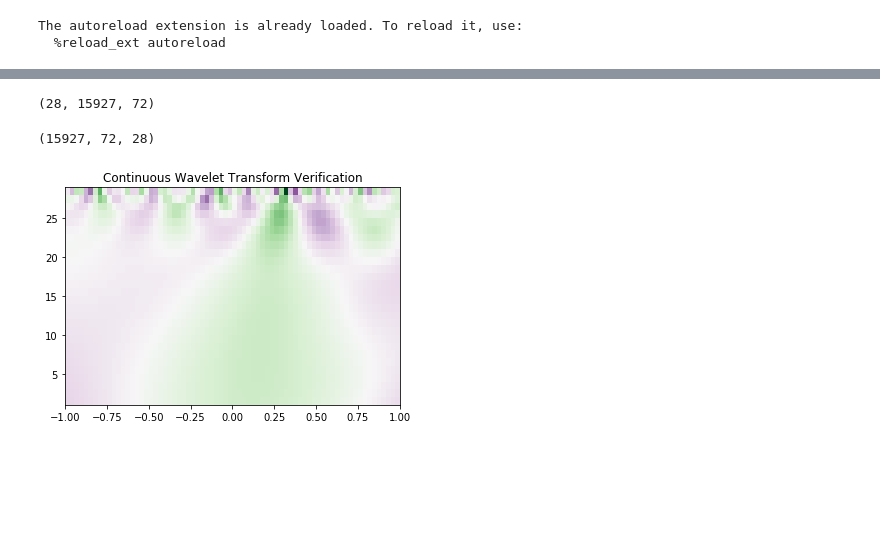
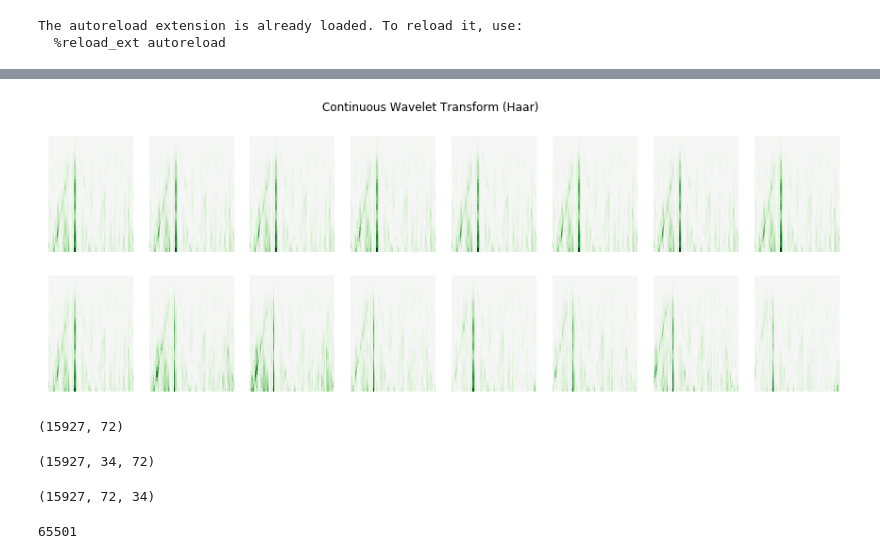
Before and after one commit to daniel-cortez-stevenson/crypto-predict, a Jupyter notebook: notebooks/cwt_preprocessing.ipynb, the cells around one changed output, grey strips where cells are left out. Saved outputs shown, nothing was run; the diff lists cells and outputs as text; code cells hidden in the pictures; blank space fills up the shorter version.

```diff
--- a/notebooks/cwt_preprocessing.ipynb
+++ b/notebooks/cwt_preprocessing.ipynb
@@ -85,30 +112,61 @@ plt.show()
+# %%
+"""
+Haar Transform
+"""
+
+rows=2
+cols=8
+
+fig, ax = plt.subplots(rows,cols, figsize=(15,5))
+
+for r in range(rows):
+    for c in range(cols):
+        plt.sca(ax[r][c])
+        cwtmatr = Haar(X.iloc[sample_ix+r*c]).getpower()
+        plt.imshow(cwtmatr, extent=[-1, 1, 1, N+1], cmap='PRGn', aspect='auto',
+            vmax=abs(cwtmatr).max(), vmin=-abs(cwtmatr).max())
+        plt.gca().set_xticks([])
+        plt.gca().set_yticks([])
+sns.despine(left=True, bottom=True)
+plt.suptitle('Continuous Wavelet Transform (Haar)')
+plt.show()
+# %% [output]
+[figure, added]
+# %%
+X.shape
+# %% [output]
+(15927, 72)
 # %%
 """
 Apply the CWT to the feature data.
 """
-X_cwt = np.apply_along_axis(func1d=signal.cwt, axis=0, arr=X.values, wavelet=signal.ricker, widths=widths)
+cwt_type='HAAR'
+
+if cwt_type == 'RICKER':
+    cwt_transform_fun = lambda x: signal.cwt(x, wavelet=signal.ricker, widths=widths)
+elif cwt_type == 'HAAR':
+    cwt_transform_fun = lambda x: Haar(x).getpower()
+else:
+    p('NOT IMPLEMENTED')
+
+X_cwt = np.apply_along_axis(func1d=cwt_transform_fun, axis=1, arr=X.values)
+
 X_cwt.shape
 # %% [output]
-(28, 15927, 72)
+(15927, 34, 72)
 # %%
 """
 Reshape the data so Tx is the 2nd dimension.
 """
-X_cwt_rs=X_cwt.swapaxes(0,1).swapaxes(1,2)
-X_cwt_rs.shape
+X_cwt_rs = X_cwt.swapaxes(1,2)
+N = X_cwt_rs.shape[-1]
+p(X_cwt_rs.shape)
 # %% [output]
-(15927, 72, 28)
+(15927, 72, 34)
-# %%
-"""
-Check to make sure the data is equivalent. Image shoul be the same as the last plot.
-"""
-cwtmatr = X_cwt_rs[100,:,:].T
-plt.imshow(cwtmatr, extent=[-1, 1, 1, N+1], cmap='PRGn', aspect='auto',
-            vmax=abs(cwtmatr).max(), vmin=-abs(cwtmatr).max())
-plt.title('Continuous Wavelet Transform Verification')
-plt.show()
-# %% [output]
-[figure, removed]
+# %%
+del X, X_cwt; gc.collect()
+# %% [output]
+65501
 # %%
 """
 Train Test Split.
```
Also changed, not shown: parts of 8 cells of this notebook, 2 other files.
